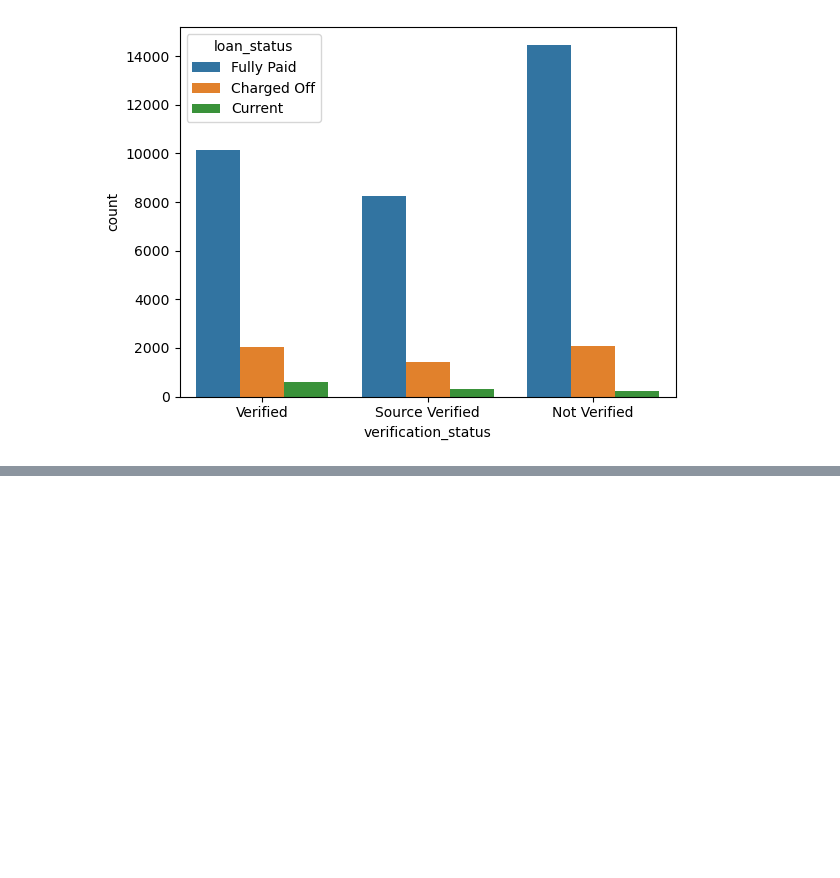
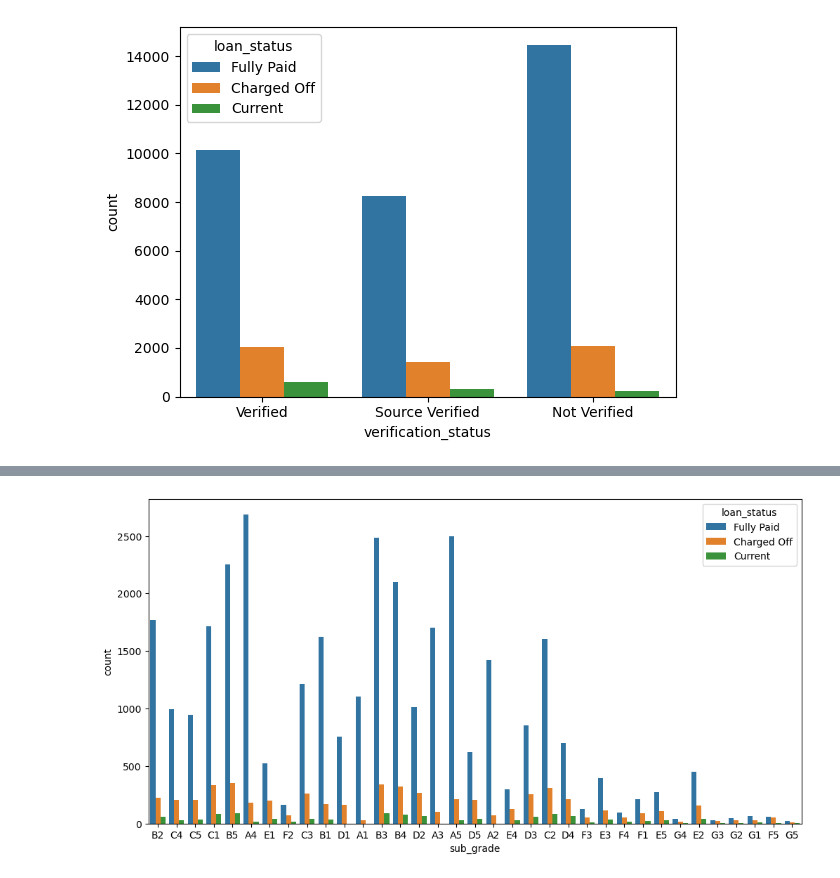
Before and after one commit to mohakp/eda-lending-case-study, a Jupyter notebook: Mohak Purushottam Pingle.ipynb, the cells around one changed output, grey strips where cells are left out. Cells and saved outputs as stored; diff of their text form; code cells hidden in the pictures; blank space fills up the shorter version.

```diff
--- a/Mohak Purushottam Pingle.ipynb
+++ b/Mohak Purushottam Pingle.ipynb
@@ -871,0 +968,7 @@ sns.countplot(x=df['verification_status'], data=df,hue='loan_status')
+# %%
+# plotting the bar plot for sub_grade column vs loan_status
+plt.figure(figsize=(12,6))
+sns.countplot(x=df['sub_grade'], data=df,hue='loan_status')
+plt.show()
+# %% [output]
+[figure, added]
```
Also changed, not shown: parts of 12 cells of this notebook.
